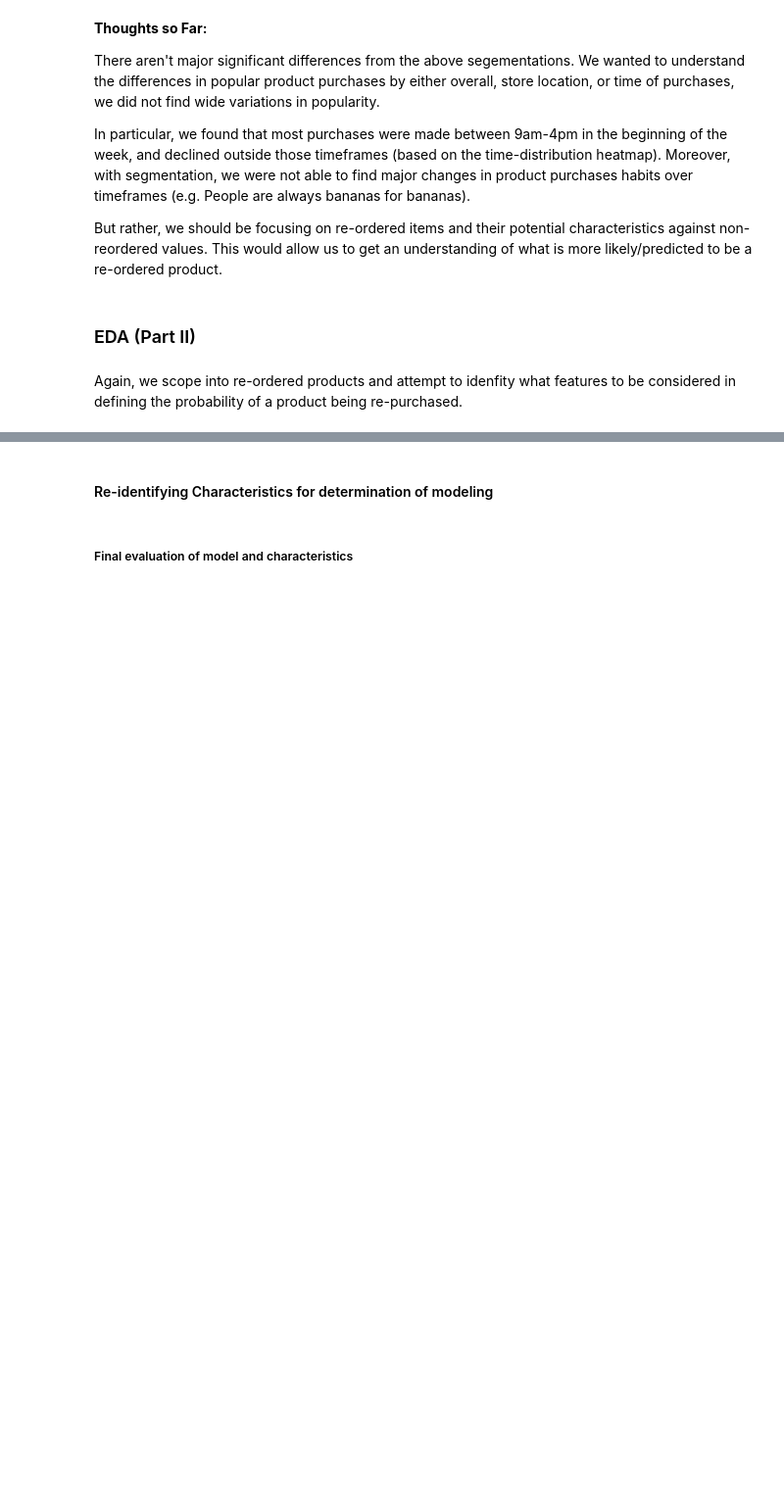
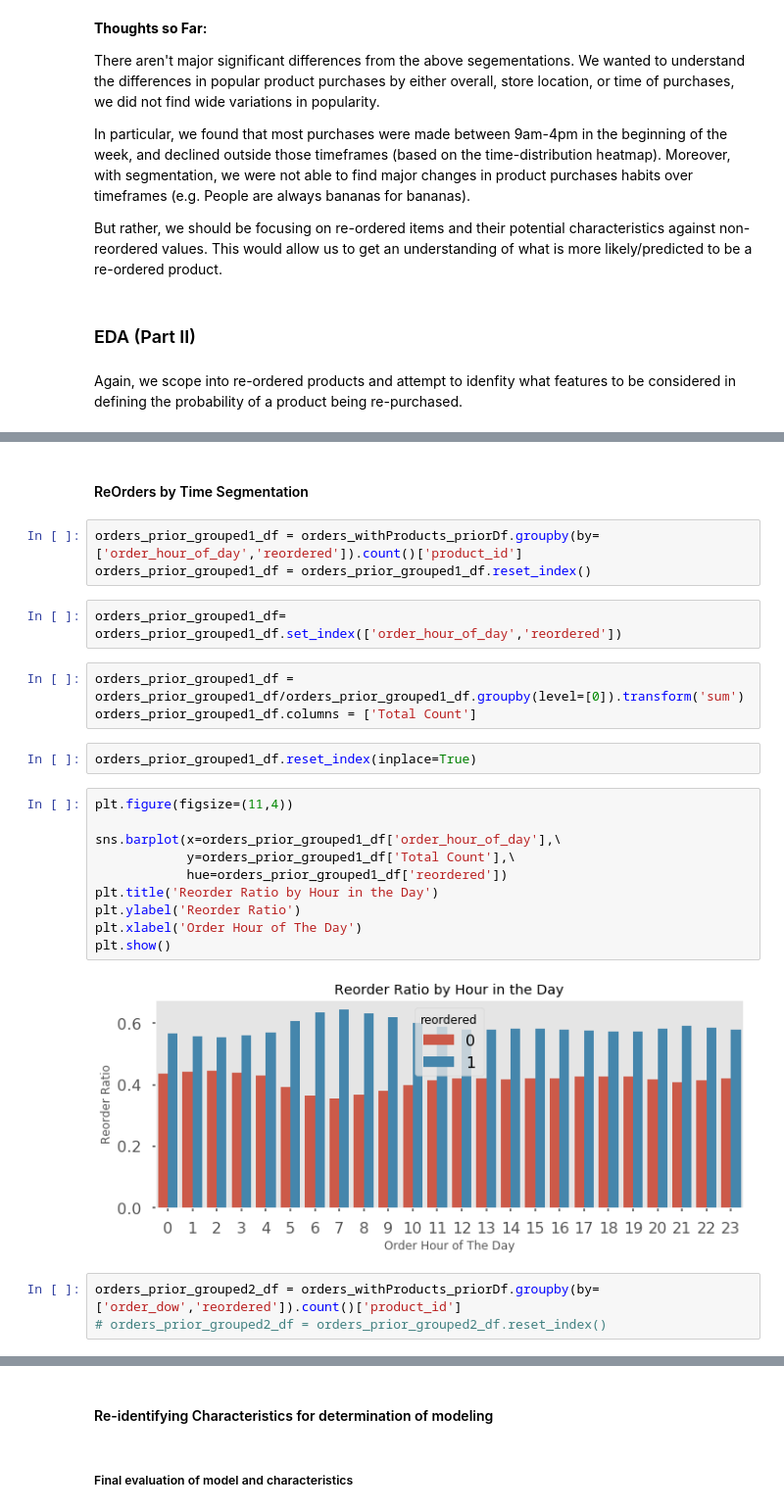
Before and after one commit to CloudChaoszero/Instacart-Product-AnalysisAndInference, a Jupyter notebook: Analytics/Instacart-Data-Analytics.ipynb, the cells around one changed output, grey strips where cells are left out. Shown at 98% size. Saved outputs shown, nothing was run; the diff lists cells and outputs as text; blank space fills up the shorter version.

```diff
--- a/Analytics/Instacart-Data-Analytics.ipynb
+++ b/Analytics/Instacart-Data-Analytics.ipynb
@@ -576,0 +440,27 @@ Time of day?
+# %% [markdown]
+#### ReOrders by Time Segmentation
+# %%
+orders_prior_grouped1_df = orders_withProducts_priorDf.groupby(by=['order_hour_of_day','reordered']).count()['product_id']
+orders_prior_grouped1_df = orders_prior_grouped1_df.reset_index()
+# %%
+orders_prior_grouped1_df= orders_prior_grouped1_df.set_index(['order_hour_of_day','reordered'])
+# %%
+orders_prior_grouped1_df = orders_prior_grouped1_df/orders_prior_grouped1_df.groupby(level=[0]).transform('sum')
+orders_prior_grouped1_df.columns = ['Total Count']
+# %%
+orders_prior_grouped1_df.reset_index(inplace=True)
+# %%
+plt.figure(figsize=(11,4))
+
+sns.barplot(x=orders_prior_grouped1_df['order_hour_of_day'],\
+            y=orders_prior_grouped1_df['Total Count'],\
+            hue=orders_prior_grouped1_df['reordered'])
+plt.title('Reorder Ratio by Hour in the Day')
+plt.ylabel('Reorder Ratio')
+plt.xlabel('Order Hour of The Day')
+plt.show()
+# %% [output]
+[figure, added]
+# %%
+orders_prior_grouped2_df = orders_withProducts_priorDf.groupby(by=['order_dow','reordered']).count()['product_id']
+# orders_prior_grouped2_df = orders_prior_grouped2_df.reset_index()
```
Also changed, not shown: parts of 53 cells of this notebook.
